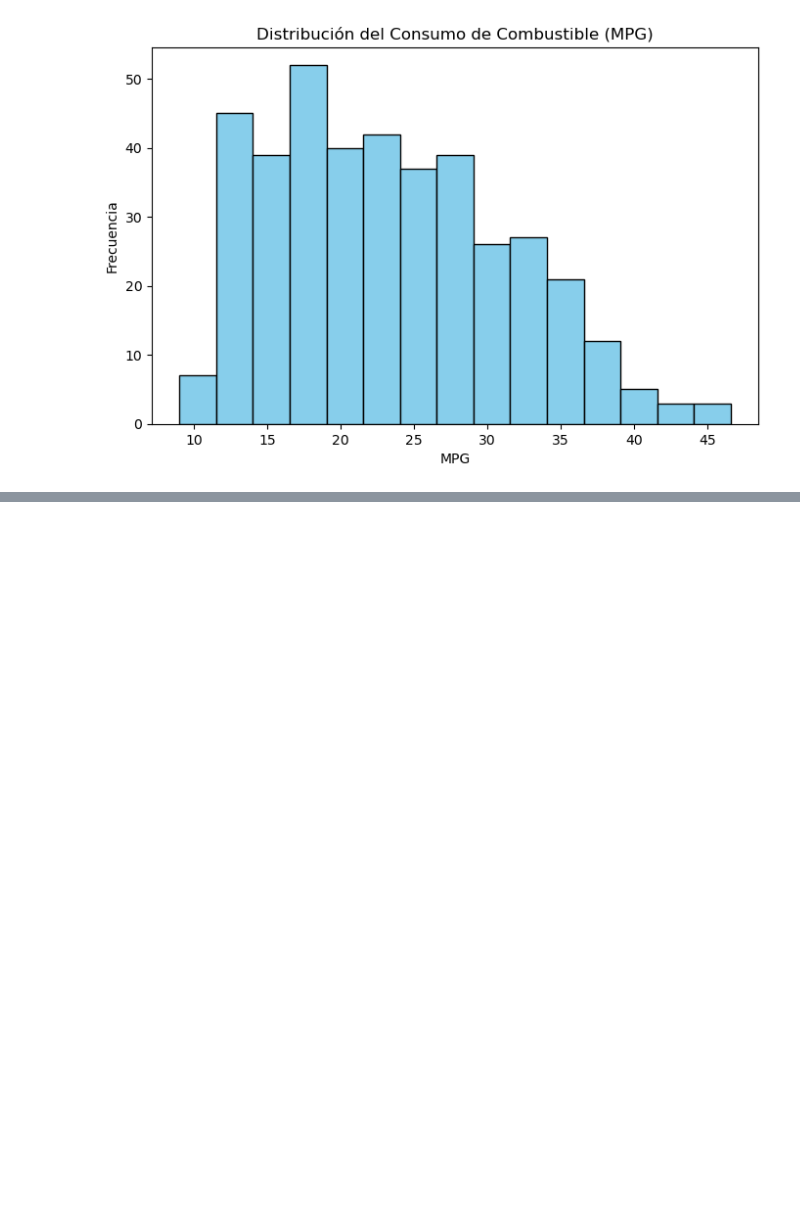
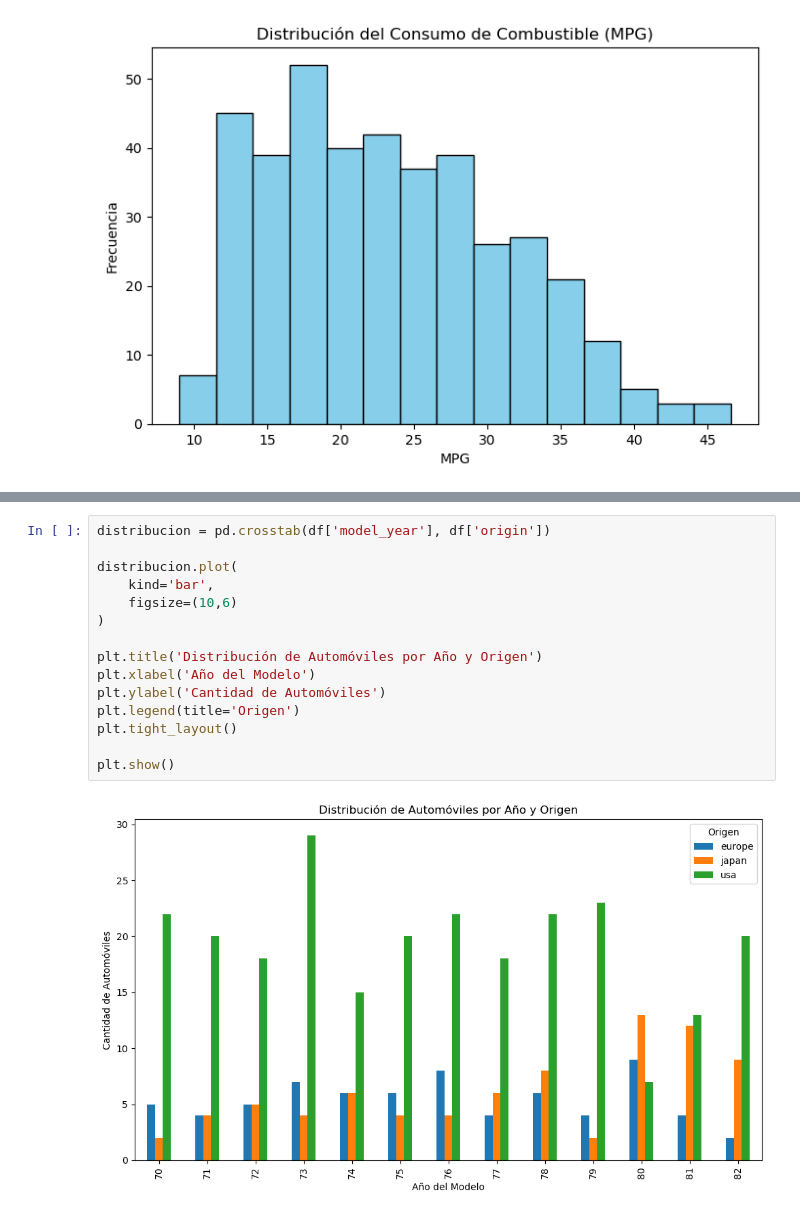
Before and after one commit to bvillalba94/AprendizajeAutomatico2026, a Jupyter notebook: Clase 2/Ejercicio2/Untitled.ipynb, the cells around one changed output, grey strips where cells are left out. Drawn from its saved outputs; the diff is of its cells as text; blank space fills up the shorter version.

```diff
--- a/Clase 2/Ejercicio2/Untitled.ipynb
+++ b/Clase 2/Ejercicio2/Untitled.ipynb
@@ -66,0 +78,17 @@ plt.show()
+# %%
+distribucion = pd.crosstab(df['model_year'], df['origin'])
+
+distribucion.plot(
+    kind='bar',
+    figsize=(10,6)
+)
+
+plt.title('Distribución de Automóviles por Año y Origen')
+plt.xlabel('Año del Modelo')
+plt.ylabel('Cantidad de Automóviles')
+plt.legend(title='Origen')
+plt.tight_layout()
+
+plt.show()
+# %% [output]
+[figure, added]
```
Also changed, not shown: parts of 3 cells of this notebook.
